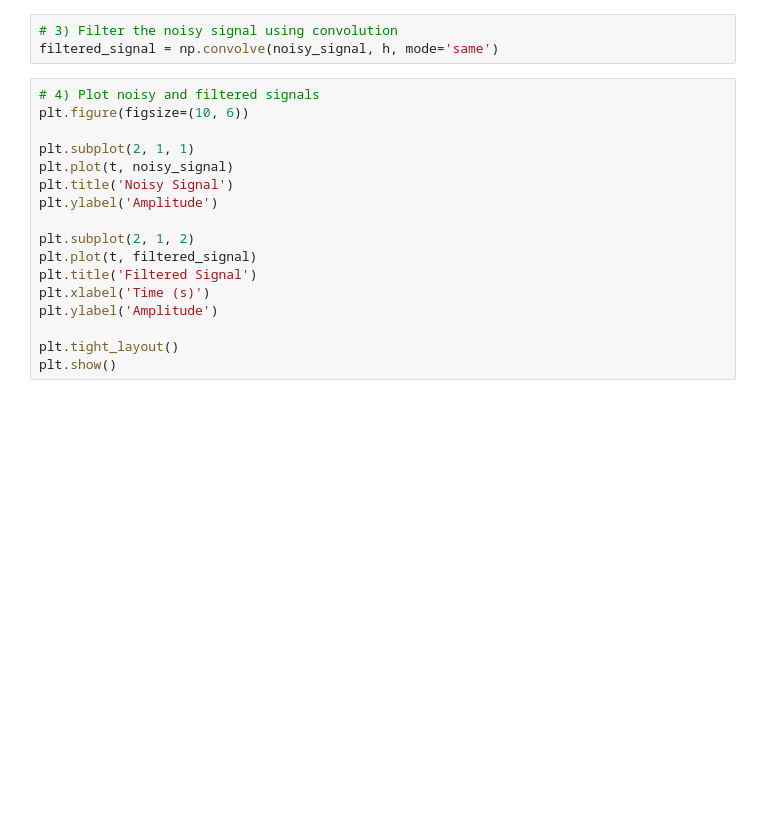
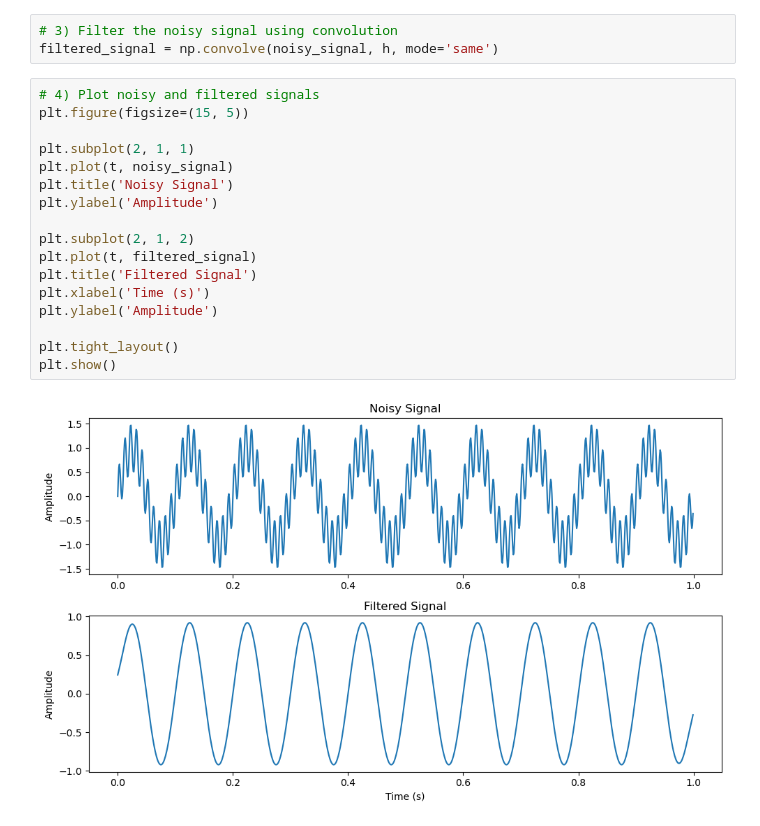
Before and after one commit to mdshiblinoman/Digital-Signal-Processing-Lab, a Jupyter notebook: Previous Solve/2nd/2No.ipynb, the cells around one changed output. Saved outputs shown, nothing was run; the diff lists cells and outputs as text; blank space fills up the shorter version.

```diff
--- a/Previous Solve/2nd/2No.ipynb
+++ b/Previous Solve/2nd/2No.ipynb
@@ -37,18 +36,20 @@ h = h / np.sum(h)    # normalize DC gain to 1
 filtered_signal = np.convolve(noisy_signal, h, mode='same')
 # %%
 # 4) Plot noisy and filtered signals
-plt.figure(figsize=(10, 6))
+plt.figure(figsize=(15, 5))
 
 plt.subplot(2, 1, 1)
 plt.plot(t, noisy_signal)
 plt.title('Noisy Signal')
 plt.ylabel('Amplitude')
 
 plt.subplot(2, 1, 2)
 plt.plot(t, filtered_signal)
 plt.title('Filtered Signal')
 plt.xlabel('Time (s)')
 plt.ylabel('Amplitude')
 
 plt.tight_layout()
 plt.show()
+# %% [output]
+[figure, added]
```
Also changed, not shown: parts of 3 cells of this notebook, 5 other files.
